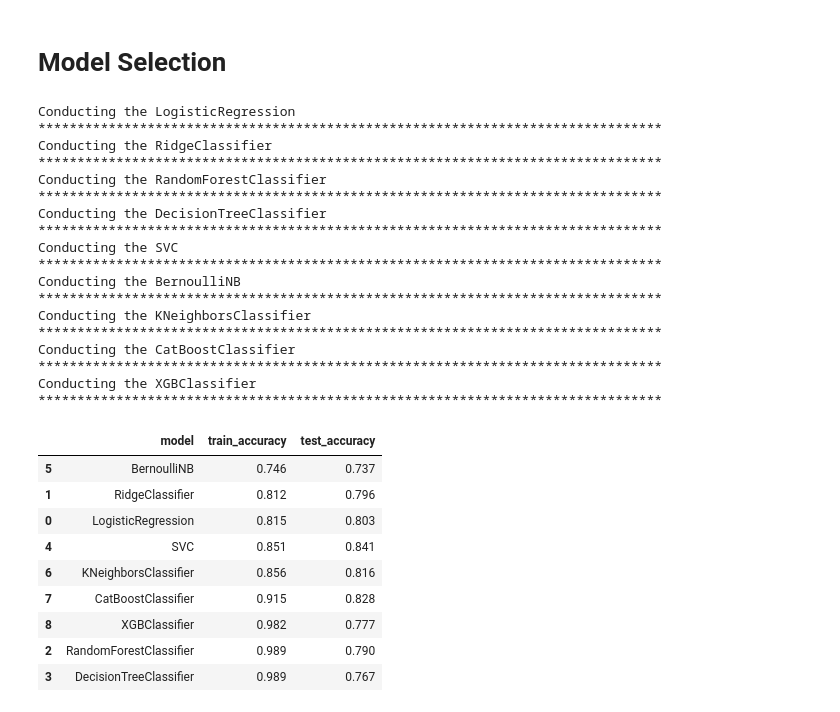
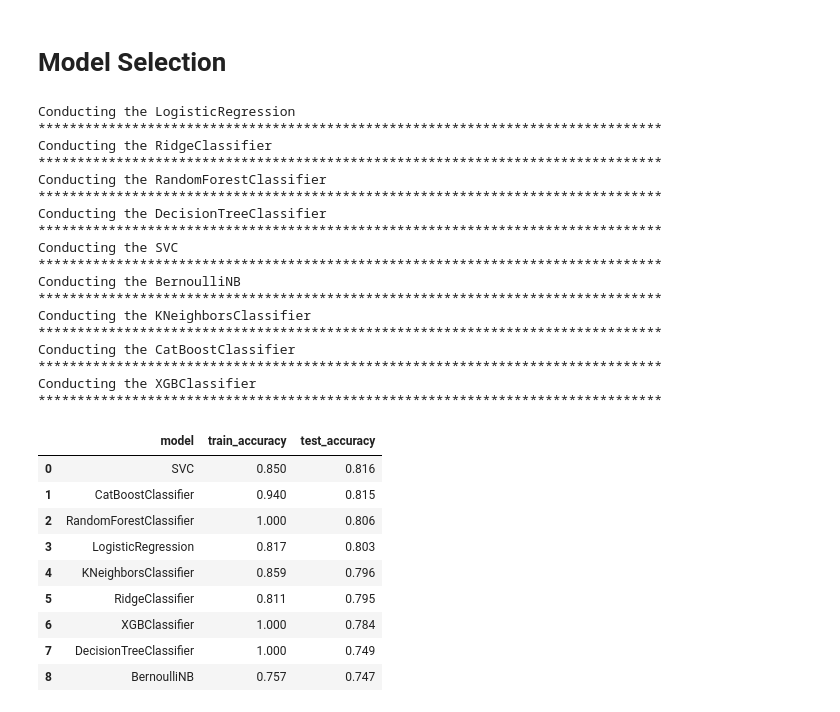
Before and after one commit to publichamlet/Titanic_model_try, a Jupyter notebook: notebook/titanic_pred.ipynb, the cells around one changed output. Saved outputs shown, nothing was run; the diff lists cells and outputs as text; code cells hidden in the pictures.

Commit message:
Final Model

```diff
--- a/notebook/titanic_pred.ipynb
+++ b/notebook/titanic_pred.ipynb
@@ -453,0 +673,11 @@ X_train, X_test, y_train, y_test = train_test_split(X, y, test_size=0.3, stratif
+# %%
+# Split the dataset into training and testing sets
+# X_train: Features for training
+# X_test: Features for testing
+# y_train: Target variable for training
+# y_test: Target variable for testing
+# test_size=0.3: Split ratio where 30% of the data is allocated to the test set
+# stratify=y: Ensures that the class distribution of the target variable 'y' is preserved in the train/test splits
+X_train, X_test, y_train, y_test = train_test_split(X, y, test_size=0.2, stratify=y)
+# %%
+train_clean(X_train)#.loc[train_clean(X_train)['PassengerId'] == 14]
@@ -454,52 +730,80 @@ X_train, X_test, y_train, y_test = train_test_split(X, y, test_size=0.3, stratif
 # %% [markdown]
 # Model Selection
 # %%
-models = [LogisticRegression(random_state=35, n_jobs=-1),
-          RidgeClassifier(random_state=35), RandomForestClassifier(n_jobs=-1, random_state=35),
-          DecisionTreeClassifier(random_state=35), SVC(random_state=35), BernoulliNB(),
-          KNeighborsClassifier(n_jobs=-1), CatBoostClassifier(random_state=35), XGBClassifier()]
+# Define a list of models to be evaluated
+models = [
+    LogisticRegression(random_state=35, n_jobs=-1),  # Logistic Regression
+    RidgeClassifier(random_state=35),                # Ridge Classifier
+    RandomForestClassifier(n_jobs=-1, random_state=35),  # Random Forest Classifier
+    DecisionTreeClassifier(random_state=35),        # Decision Tree Classifier
+    SVC(random_state=35),                           # Support Vector Classifier
+    BernoulliNB(),                                   # Bernoulli Naive Bayes Classifier
+    KNeighborsClassifier(n_jobs=-1),                # K-Nearest Neighbors Classifier
+    CatBoostClassifier(random_state=35),            # CatBoost Classifier
+    XGBClassifier()                                 # XGBoost Classifier
+]
+
+# Extract model names for later reference
 model_names = [x.__class__.__name__ for x in models]
+
+# Initialize an empty list to store train and test scores for each model
 score_list = list()
+
+# Loop through each model for evaluation
 for model in models:
+    # Display information about the model being evaluated
     print(f'Conducting the {model.__class__.__name__}')
     print(f'{"*" * 80}')
+
+    # Construct a pipeline with StandardScaler and the current model
     pipe = make_pipeline(StandardScaler(), model)
-    scores = cross_validate(pipe, X_train, y_train, scoring=['accuracy'],
+
+    # Perform cross-validation to evaluate the model's performance
+    scores = cross_validate(pipe, train_clean(X_train), y_train, scoring=['accuracy'],
                             return_train_score=True, n_jobs=-1, verbose=0)
+
+    # Calculate mean train and test accuracy scores and round them to 3 decimal places
     train_score = scores['train_accuracy'].mean().round(3)
     test_score = scores['test_accuracy'].mean().round(3)
+
+    # Append the train and test scores to the score_list
     score_list.append((train_score, test_score))
 
-score_df = pd.DataFrame({'model': model_names,
-                         'train_accuracy': [x[0] for x in score_list],
-                         'test_accuracy': [x[1] for x in score_list]})
-score_df.sort_values(by=['train_accuracy'])
+# Create a DataFrame to store the model names, train accuracy, and test accuracy
+score_df = pd.DataFrame({
+    'model': model_names,                         # Model names
+    'train_accuracy': [x[0] for x in score_list], # Train accuracy scores
+    'test_accuracy': [x[1] for x in score_list]   # Test accuracy scores
+})
+
+# Sort the DataFrame by test accuracy scores
+score_df.sort_values(by=['test_accuracy'], ascending=False, ignore_index=True)
 # %% [output]
 Conducting the LogisticRegression
 ********************************************************************************
 Conducting the RidgeClassifier
 ********************************************************************************
 Conducting the RandomForestClassifier
 ********************************************************************************
 Conducting the DecisionTreeClassifier
 ********************************************************************************
 Conducting the SVC
 ********************************************************************************
 Conducting the BernoulliNB
 ********************************************************************************
 Conducting the KNeighborsClassifier
 ********************************************************************************
 Conducting the CatBoostClassifier
 ********************************************************************************
 Conducting the XGBClassifier
 ********************************************************************************
 |  | model | train_accuracy | test_accuracy |
-| 5 | BernoulliNB | 0.746 | 0.737 |
-| 1 | RidgeClassifier | 0.812 | 0.796 |
-| 0 | LogisticRegression | 0.815 | 0.803 |
-| 4 | SVC | 0.851 | 0.841 |
-| 6 | KNeighborsClassifier | 0.856 | 0.816 |
-| 7 | CatBoostClassifier | 0.915 | 0.828 |
-| 8 | XGBClassifier | 0.982 | 0.777 |
-| 2 | RandomForestClassifier | 0.989 | 0.790 |
-| 3 | DecisionTreeClassifier | 0.989 | 0.767 |
+| 0 | SVC | 0.850 | 0.816 |
+| 1 | CatBoostClassifier | 0.940 | 0.815 |
+| 2 | RandomForestClassifier | 1.000 | 0.806 |
+| 3 | LogisticRegression | 0.817 | 0.803 |
+| 4 | KNeighborsClassifier | 0.859 | 0.796 |
+| 5 | RidgeClassifier | 0.811 | 0.795 |
+| 6 | XGBClassifier | 1.000 | 0.784 |
+| 7 | DecisionTreeClassifier | 1.000 | 0.749 |
+| 8 | BernoulliNB | 0.757 | 0.747 |
```
Also changed, not shown: parts of 66 cells of this notebook, 5 other files.
